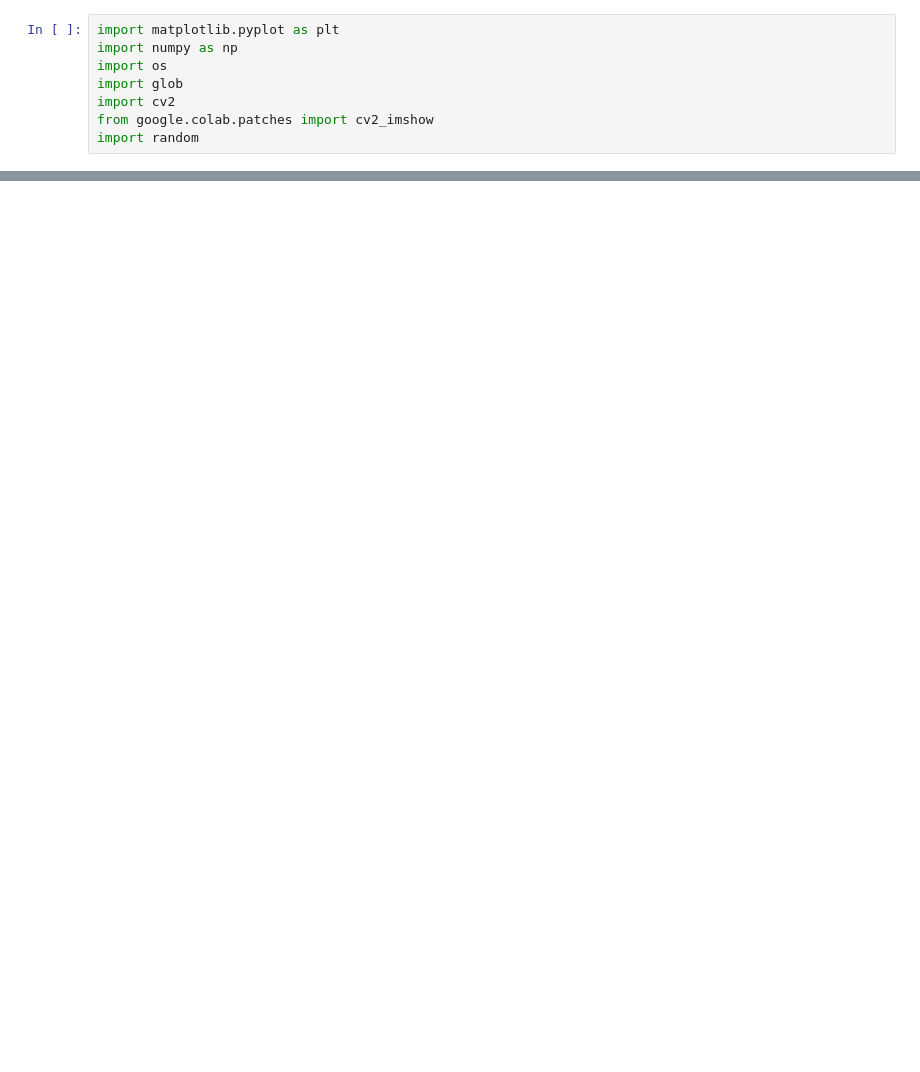
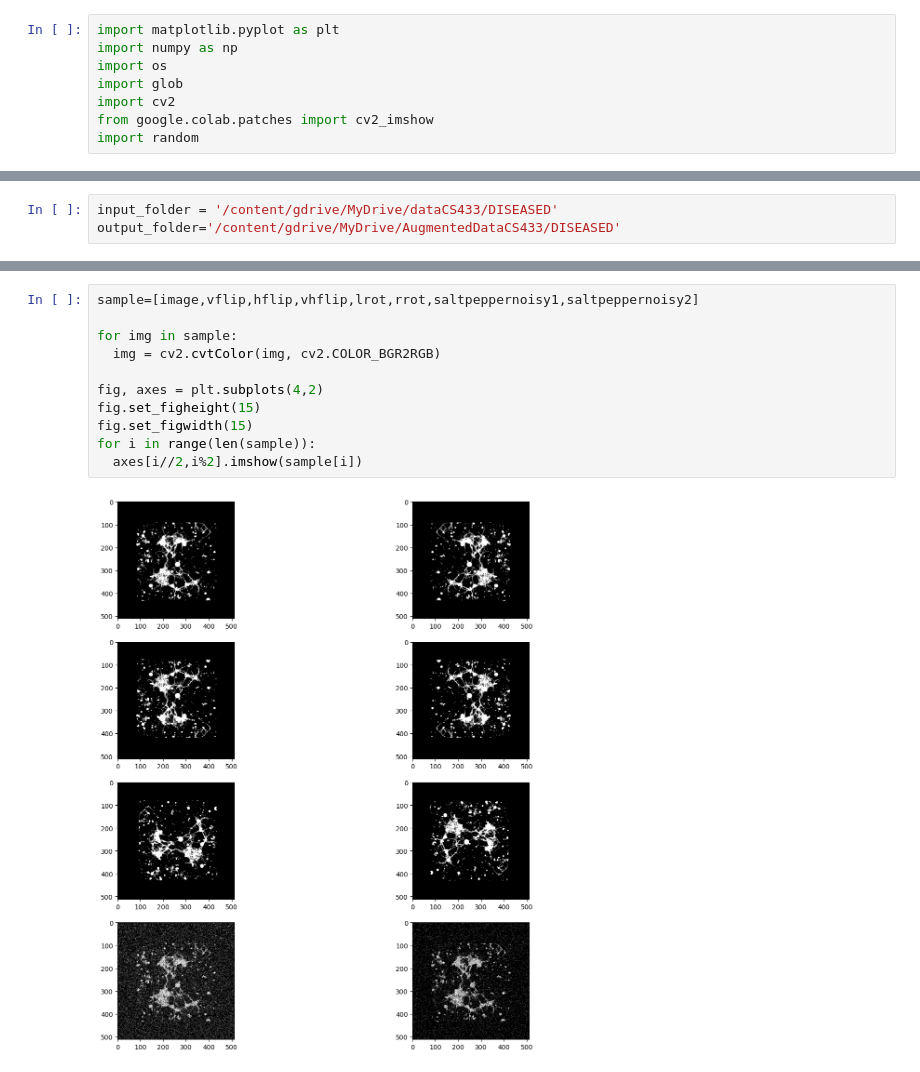
Before and after one commit to CS-433/ml-project-2-jointenergymodel, a Jupyter notebook: Data_augmentation.ipynb, the cells around one changed output, grey strips where cells are left out. Drawn from its saved outputs; the diff is of its cells as text; blank space fills up the shorter version.

```diff
--- a/Data_augmentation.ipynb
+++ b/Data_augmentation.ipynb
@@ -95,0 +96,3 @@ for i in range(len(sample)):
+# %%
+input_folder = '/content/gdrive/MyDrive/dataCS433/DISEASED'
+output_folder='/content/gdrive/MyDrive/AugmentedDataCS433/DISEASED'
@@ -95,0 +134,13 @@ for i in range(len(sample)):
+# %%
+sample=[image,vflip,hflip,vhflip,lrot,rrot,saltpeppernoisy1,saltpeppernoisy2]
+
+for img in sample:
+  img = cv2.cvtColor(img, cv2.COLOR_BGR2RGB)
+
+fig, axes = plt.subplots(4,2)
+fig.set_figheight(15)
+fig.set_figwidth(15)
+for i in range(len(sample)):
+  axes[i//2,i%2].imshow(sample[i])
+# %% [output]
+[figure, added]
```
Also changed, not shown: parts of 6 cells of this notebook, 2 other files.
